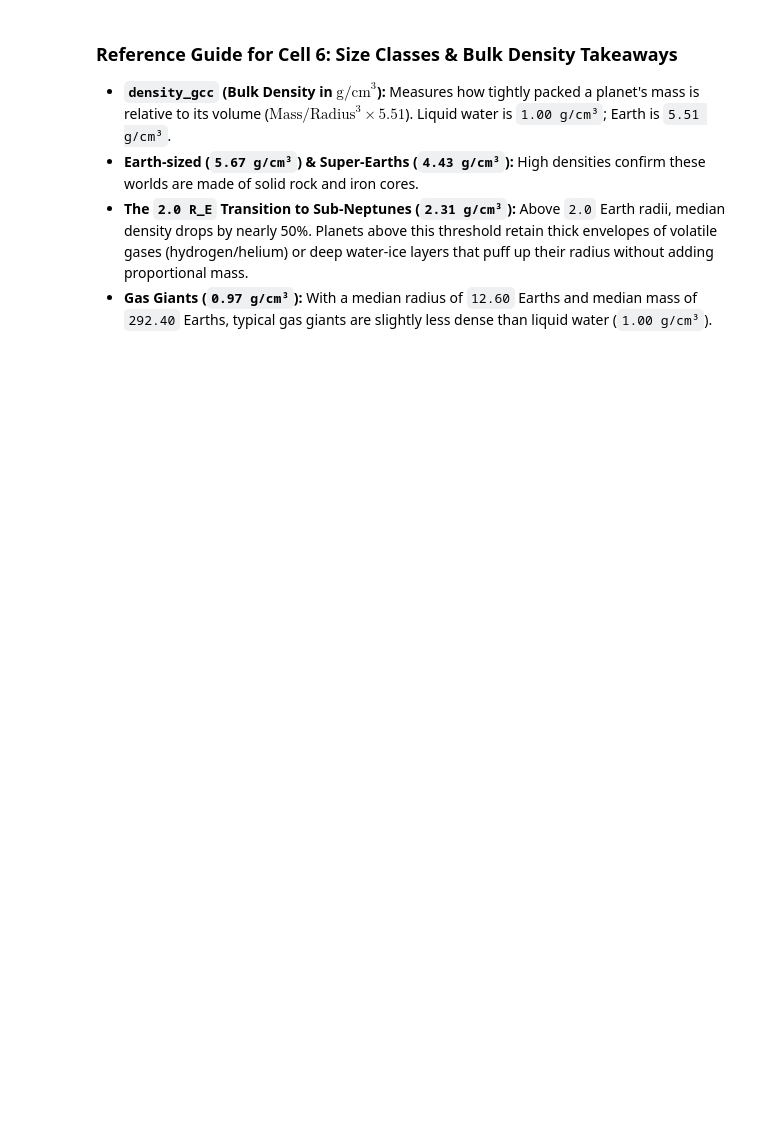
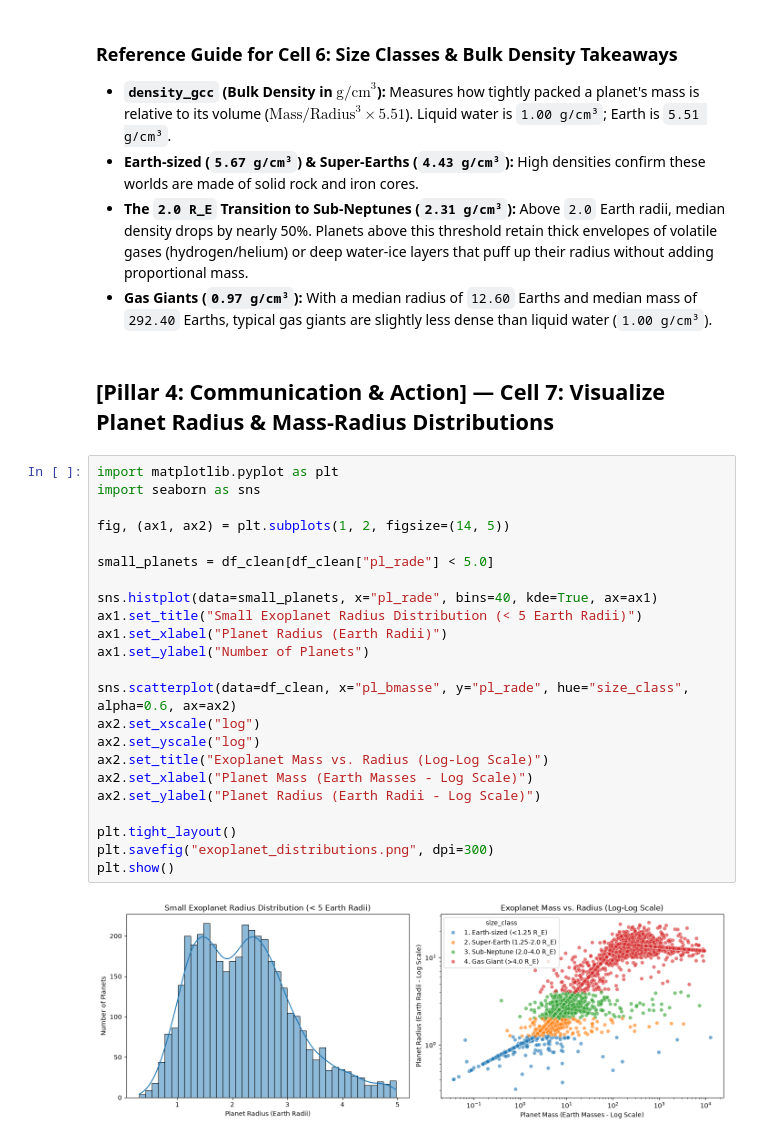
Before and after one commit to JacobMenne/exoplanet_eda_lab, a Jupyter notebook: exoplanet_eda.ipynb, the cells around one changed output. Drawn from its saved outputs; the diff is of its cells as text; blank space fills up the shorter version.

Commit message:
feat(viz): add radius histogram and log-log mass-radius scatter plot in cell 7

```diff
--- a/exoplanet_eda.ipynb
+++ b/exoplanet_eda.ipynb
@@ -211,3 +211,30 @@ size_summary
 * **Earth-sized (`5.67 g/cm³`) & Super-Earths (`4.43 g/cm³`):** High densities confirm these worlds are made of solid rock and iron cores.
 * **The `2.0 R_E` Transition to Sub-Neptunes (`2.31 g/cm³`):** Above `2.0` Earth radii, median density drops by nearly 50%. Planets above this threshold retain thick envelopes of volatile gases (hydrogen/helium) or deep water-ice layers that puff up their radius without adding proportional mass.
 * **Gas Giants (`0.97 g/cm³`):** With a median radius of `12.60` Earths and median mass of `292.40` Earths, typical gas giants are slightly less dense than liquid water (`1.00 g/cm³`).
+# %% [markdown]
+## [Pillar 4: Communication & Action] — Cell 7: Visualize Planet Radius & Mass-Radius Distributions
+# %%
+import matplotlib.pyplot as plt
+import seaborn as sns
+
+fig, (ax1, ax2) = plt.subplots(1, 2, figsize=(14, 5))
+
+small_planets = df_clean[df_clean["pl_rade"] < 5.0]
+
+sns.histplot(data=small_planets, x="pl_rade", bins=40, kde=True, ax=ax1)
+ax1.set_title("Small Exoplanet Radius Distribution (< 5 Earth Radii)")
+ax1.set_xlabel("Planet Radius (Earth Radii)")
+ax1.set_ylabel("Number of Planets")
+
+sns.scatterplot(data=df_clean, x="pl_bmasse", y="pl_rade", hue="size_class", alpha=0.6, ax=ax2)
+ax2.set_xscale("log")
+ax2.set_yscale("log")
+ax2.set_title("Exoplanet Mass vs. Radius (Log-Log Scale)")
+ax2.set_xlabel("Planet Mass (Earth Masses - Log Scale)")
+ax2.set_ylabel("Planet Radius (Earth Radii - Log Scale)")
+
+plt.tight_layout()
+plt.savefig("exoplanet_distributions.png", dpi=300)
+plt.show()
+# %% [output]
+[figure, added]
```
Also changed, not shown: parts of 1 cell of this notebook, 1 other file.
